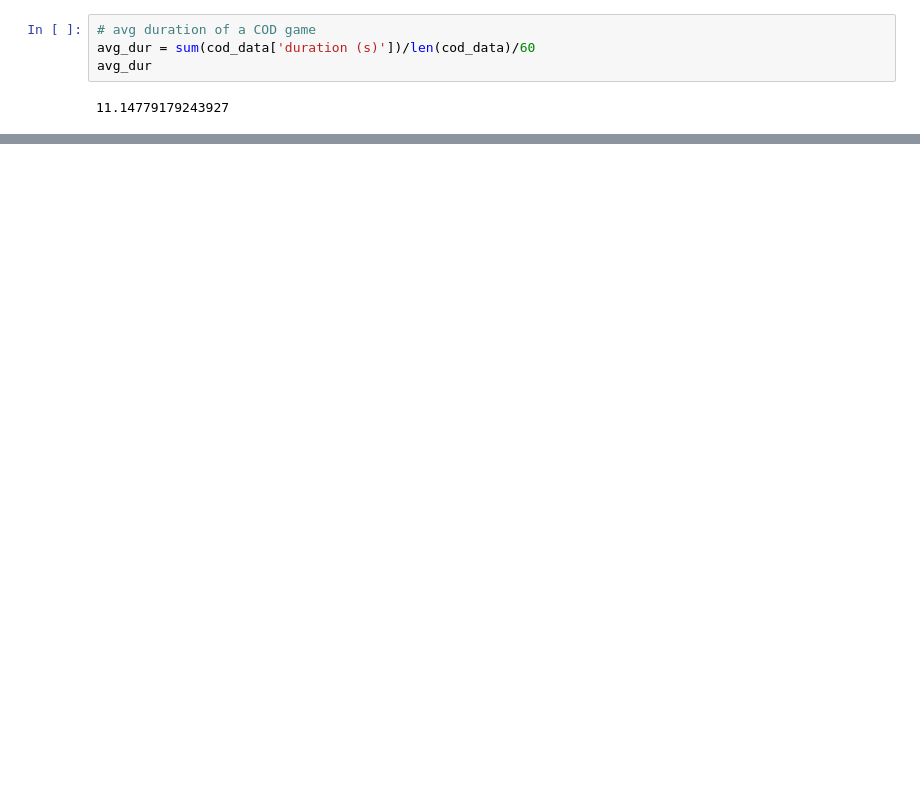
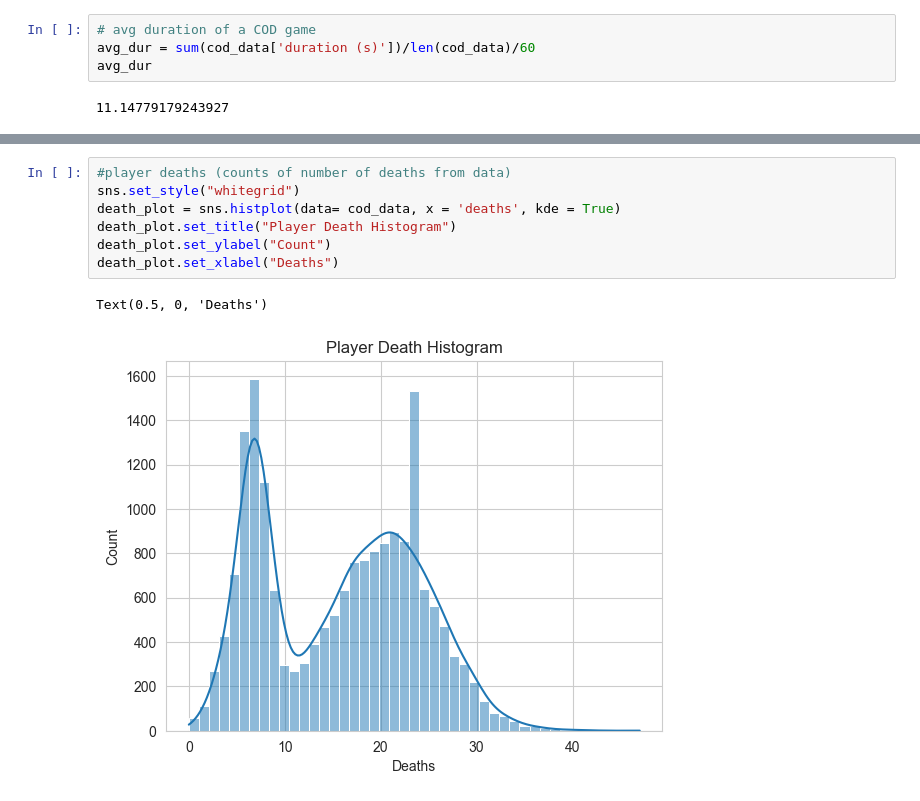
Before and after one commit to wavyvone/COD_Analysis, a Jupyter notebook: cod_analysis.ipynb, the cells around one changed output, grey strips where cells are left out. Saved outputs shown, nothing was run; the diff lists cells and outputs as text; blank space fills up the shorter version.

```diff
--- a/cod_analysis.ipynb
+++ b/cod_analysis.ipynb
@@ -443,0 +100,10 @@ plt.show()
+# %%
+#player deaths (counts of number of deaths from data)
+sns.set_style("whitegrid")
+death_plot = sns.histplot(data= cod_data, x = 'deaths', kde = True)
+death_plot.set_title("Player Death Histogram")
+death_plot.set_ylabel("Count")
+death_plot.set_xlabel("Deaths")
+# %% [output]
+Text(0.5, 0, 'Deaths')
+[figure, added]
```
Also changed, not shown: parts of 69 cells of this notebook.
